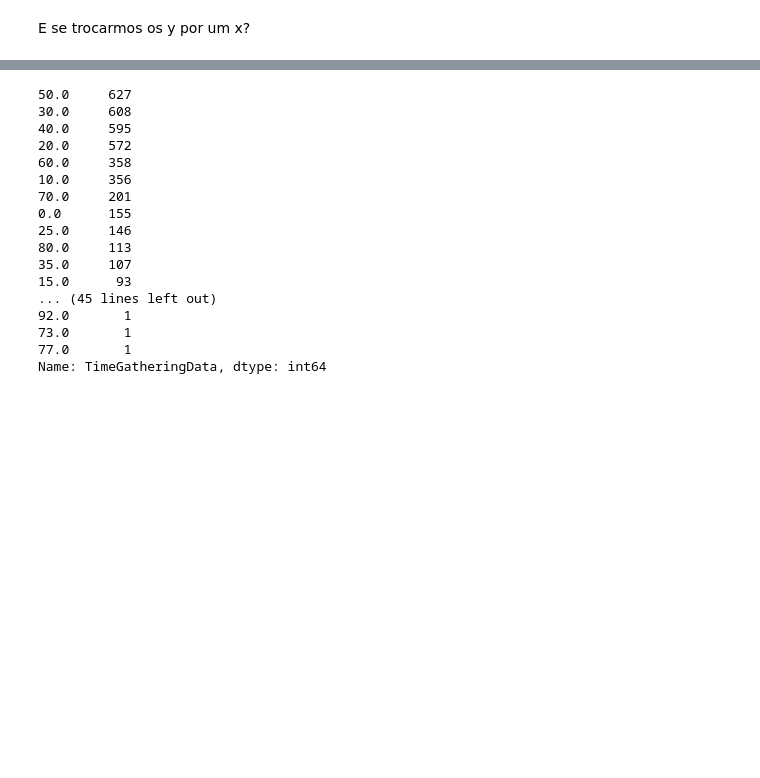
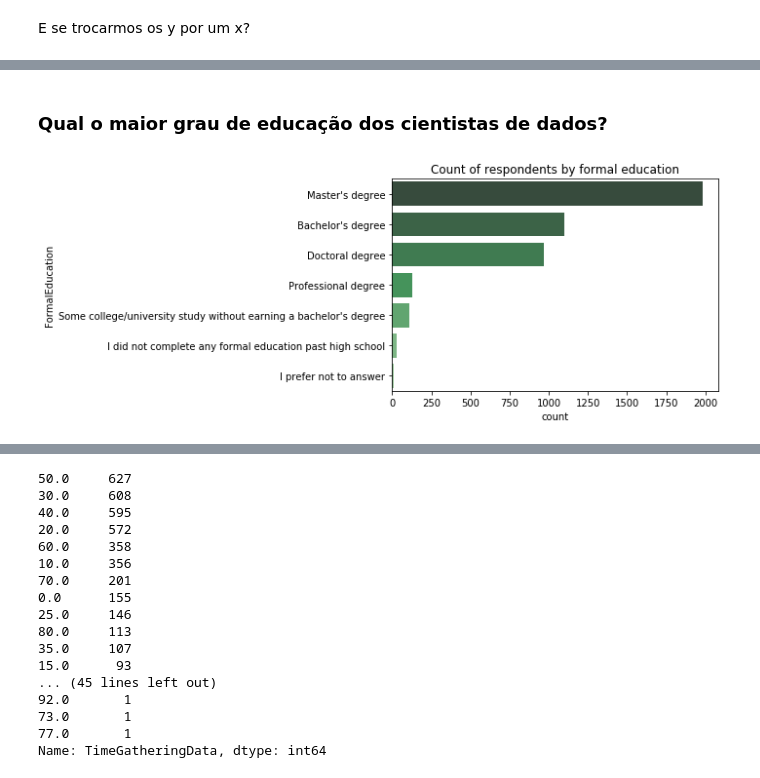
Before and after one commit to bahbbc/presentations, a Jupyter notebook: classes/data-visualization/DataVisualization.ipynb, the cells around one changed output, grey strips where cells are left out. Drawn from its saved outputs; the diff is of its cells as text; code cells hidden in the pictures; blank space fills up the shorter version.

```diff
--- a/classes/data-visualization/DataVisualization.ipynb
+++ b/classes/data-visualization/DataVisualization.ipynb
@@ -82,0 +106,7 @@ sns.countplot(y="FormalEducation", data=df)
+# %% [markdown]
+### Qual o maior grau de educação dos cientistas de dados?
+# %%
+_ = sns.countplot(y="FormalEducation", data=df, palette="Greens_d", order=df['FormalEducation'].value_counts().index) \
+.set_title("Count of respondents by formal education")
+# %% [output]
+[figure, added]
```
Also changed, not shown: parts of 55 cells of this notebook, 1 other file.
